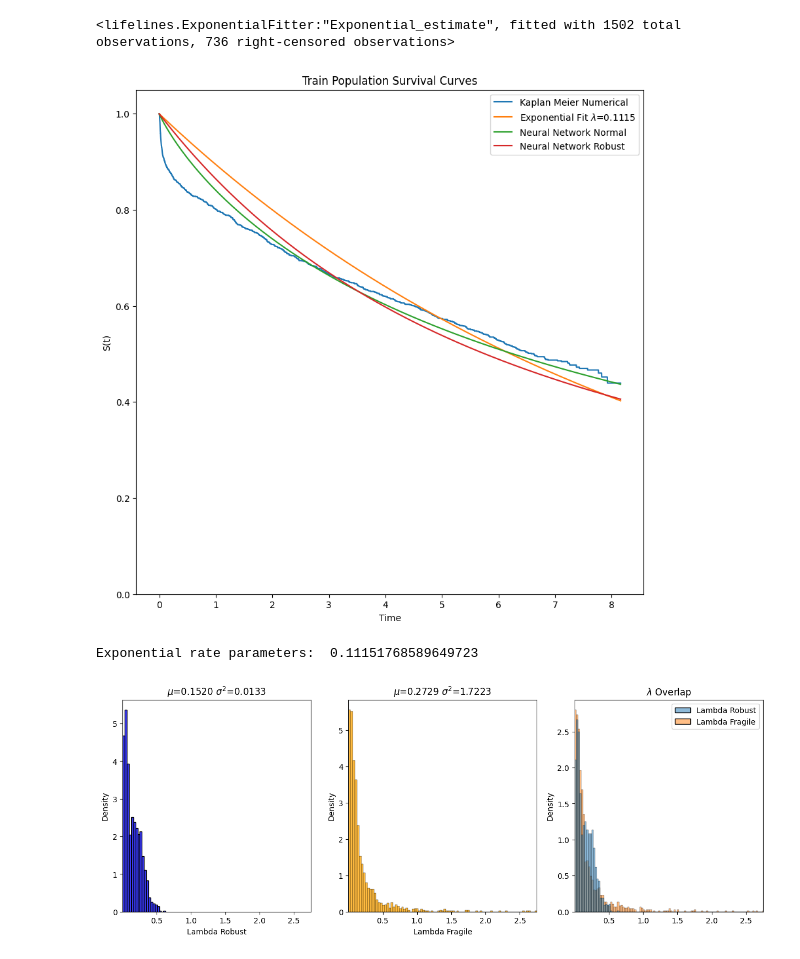
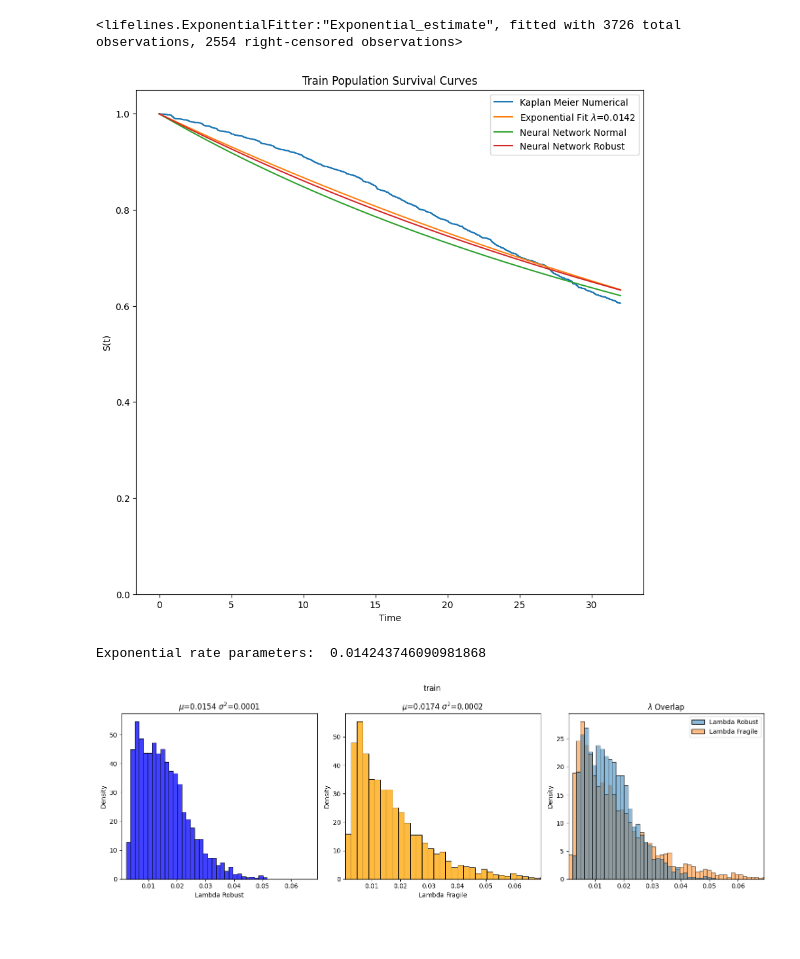
Before and after one commit to mlpotter/SAWAR, a Jupyter notebook: main_minimax.ipynb, the cells around one changed output. Saved outputs shown, nothing was run; the diff lists cells and outputs as text; code cells hidden in the pictures; blank space fills up the shorter version.

```diff
--- a/main_minimax.ipynb
+++ b/main_minimax.ipynb
@@ -60,7 +60,7 @@ args.scheduler_opts = "start=100,length=10"
 args.hidden_dims = [50,50]
 args.pareto = [0.1,0.9]
 args.save_model = ""
-args.dataset = "TRACE"
+args.dataset = "Framingham"
 args.loss_wrapper="rhc_rank"
 args.weight = 1.0
 args.sigma = 1.0
@@ -146,7 +146,7 @@ t = torch.linspace(0,T_train.max(),10000)
 clf_exp = ExponentialFitter()
 clf_exp.fit(durations=T_train.ravel(),event_observed=E_train.ravel())
 # %% [output]
-<lifelines.ExponentialFitter:"Exponential_estimate", fitted with 1502 total observations, 736 right-censored observations>
+<lifelines.ExponentialFitter:"Exponential_estimate", fitted with 3726 total observations, 2554 right-censored observations>
 # %%
 St_robust_x = clf_robust.survival_qdf(X_train,t).detach()
 St_fragile_x = clf_fragile.survival_qdf(X_train,t).detach()
@@ -172,40 +172,15 @@ plt.title("Train Population Survival Curves")
 plt.ylim([0,1.05])
 plt.show()
 # %% [output]
-[figure, old version]
+[figure, new version]
-# %%
-def visualize_individual_lambda_histograms(clf_fragile,clf_robust,dataloader):
-    fig, axes = plt.subplots(1, 3, figsize=(15, 5))
-    X,_,_ = dataloader.dataset.tensors
-
-
-    lambda_robust = clf_robust(X).detach()
-    lambda_fragile = clf_fragile(X).detach()
-
-    plot_df = pd.DataFrame({"Lambda Robust": lambda_robust.ravel(), "Lambda Fragile": lambda_fragile.ravel()})
-
-    sns.histplot(data=plot_df, x="Lambda Robust", ax=axes[0], stat="density", legend=False, color="blue")
-    axes[0].set_xlim([lambda_fragile.min(), lambda_fragile.quantile(0.99)])
-    axes[0].set_title("$\mu$={:.4f} $\sigma^2$={:.4f}".format(lambda_robust.mean(),lambda_robust.var()))
-
-    axes[1].set_xlim([lambda_fragile.min(), lambda_fragile.quantile(0.99)])
-    axes[1].set_title("$\lambda$ Fragile")
-    sns.histplot(data=plot_df, x="Lambda Fragile", ax=axes[1], stat="density", legend=False, color="orange")
-    axes[1].set_title("$\mu$={:.4f} $\sigma^2$={:.4f}".format(lambda_fragile.mean(),lambda_fragile.var()))
-
-    axes[2].set_xlim([lambda_fragile.min(), lambda_fragile.quantile(0.99)])
-    axes[2].set_title("$\lambda$ Overlap")
-    sns.histplot(data=plot_df, ax=axes[2], stat="density", legend=True)
-
-    plt.show()
 # %%
 print("Exponential rate parameters: ",1/clf_exp.params_.item())
 # %% [output]
-Exponential rate parameters:  0.11151768589649723
+Exponential rate parameters:  0.014243746090981868
 # %%
-visualize_individual_lambda_histograms(clf_fragile,clf_robust,dataloader_train)
+visualize_individual_lambda_histograms(clf_fragile,clf_robust,dataloader_train,suptitle="train")
 # %% [output]
-[figure, old version]
+[figure, new version]
 # %%
 visualize_curve_distributions(clf_fragile,clf_robust,dataloader_train)
 # %% [output]
```
Also changed, not shown: parts of 11 cells of this notebook, 1 other file.
